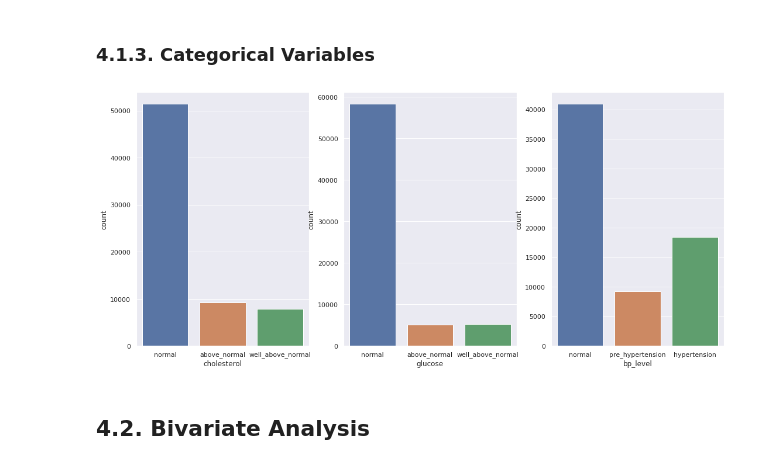
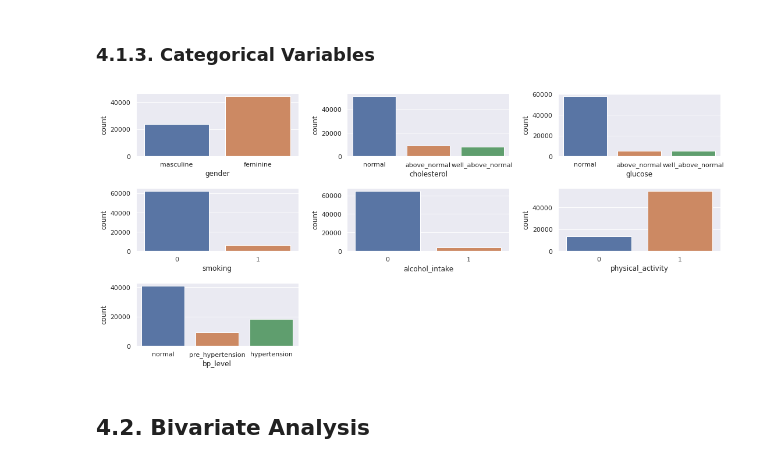
Before and after one commit to diandramelo/Cardio_Catch_Diseases, a Jupyter notebook: v09-Cardio_Catch_Diseases.ipynb, the cells around one changed output. Drawn from its saved outputs; the diff is of its cells as text; code cells hidden in the pictures.

```diff
--- a/v09-Cardio_Catch_Diseases.ipynb
+++ b/v09-Cardio_Catch_Diseases.ipynb
@@ -337,16 +373,32 @@ num_attributes.hist(bins = 60);
 # %%
 cat_attributes = df4.select_dtypes(exclude = ['int64', 'float64', 'datetime64[ns]'])
 
-plt.subplot(1, 3, 1)
+# gender`, `cholesterol`, `glucose`, `smoking`, `alcohol_intake` and `physical_activity`, bp_level
+
+plt.subplot(3, 3, 1)
+sns.countplot(x = df4['gender']);
+
+plt.subplot(3, 3, 2)
 sns.countplot(x = df4['cholesterol'], order = ('normal', 'above_normal', 'well_above_normal'));
 
-plt.subplot(1, 3, 2)
+plt.subplot(3, 3, 3)
 sns.countplot(x = df4['glucose'], order = ('normal', 'above_normal', 'well_above_normal'));
 
-plt.subplot(1, 3, 3)
+plt.subplot(3, 3, 4)
+sns.countplot(x = df4['smoking']);
+
+plt.subplot(3, 3, 5)
+sns.countplot(x = df4['alcohol_intake']);
+
+plt.subplot(3, 3, 6)
+sns.countplot(x = df4['physical_activity']);
+
+plt.subplot(3, 3, 7)
 sns.countplot(x = df4['bp_level'], order = ('normal', 'pre_hypertension', 'hypertension'));
+
+plt.subplots_adjust(wspace = 0.3, hspace = 0.5);
 # %% [output]
-[figure, old version]
+[figure, new version]
 # %% [markdown]
 ## 4.2. Bivariate Analysis
 # %% [markdown]
```
Also changed, not shown: parts of 37 cells of this notebook, 8 other files.
